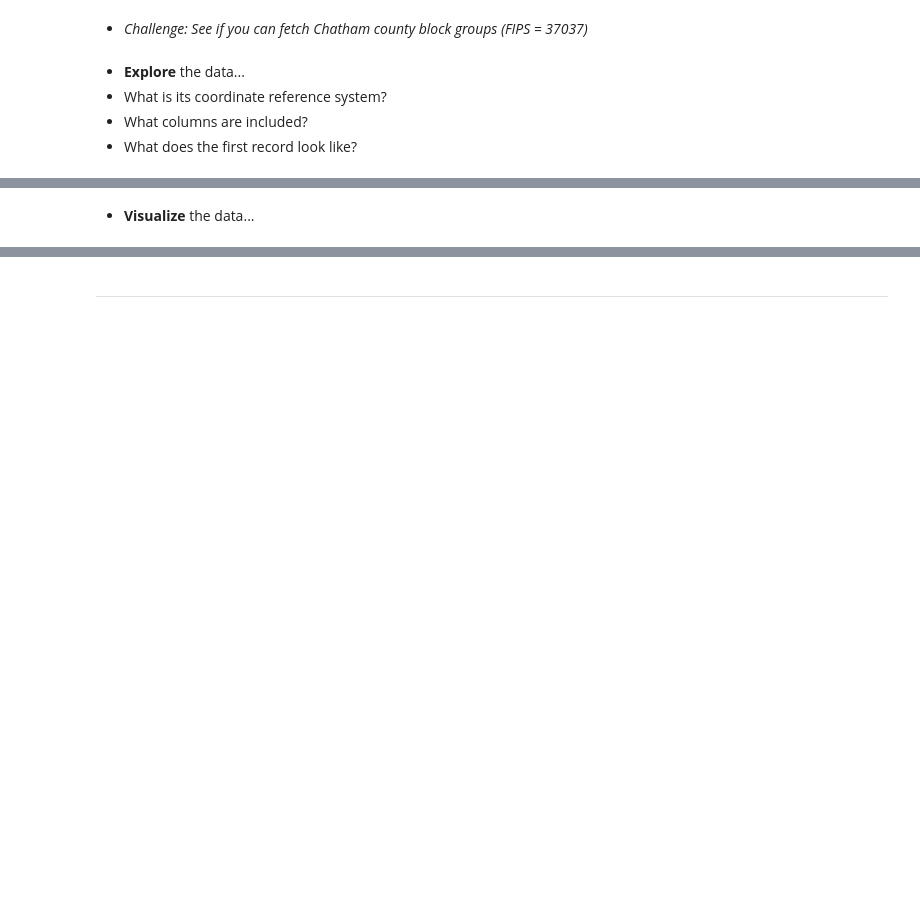
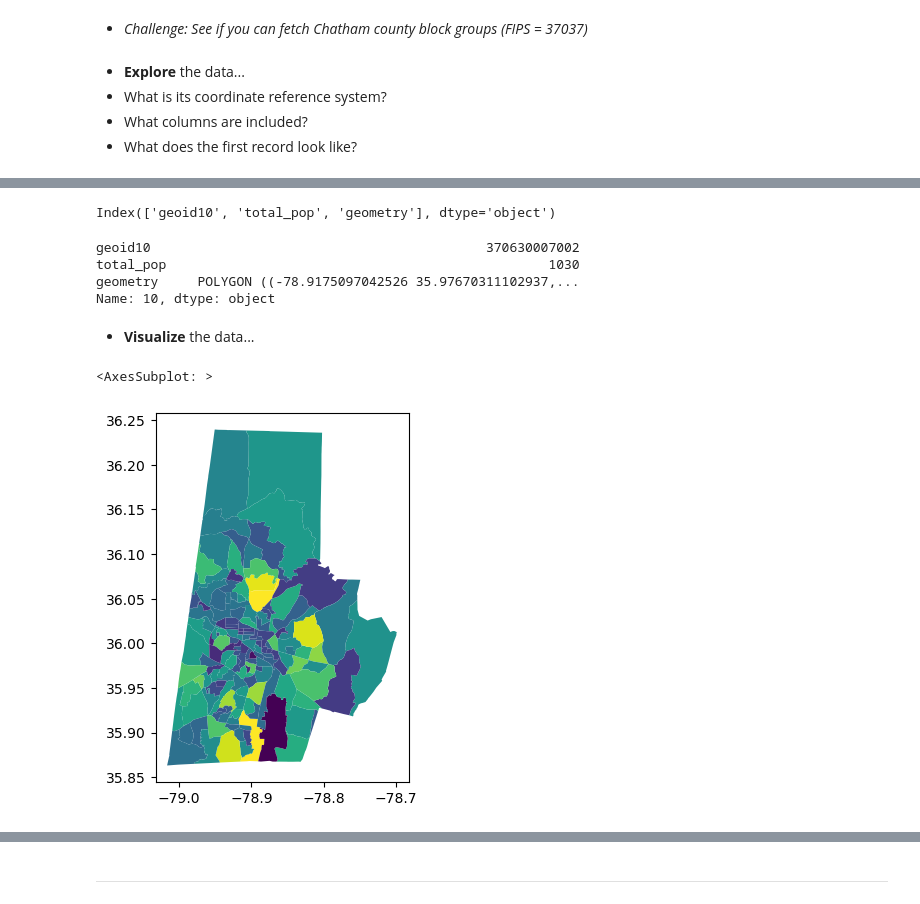
Before and after one commit to megmanning1/SpatialDataFrames, a Jupyter notebook: lessons/2a-Spatial-analysis-with-GeoPandas.ipynb, the cells around one changed output, grey strips where cells are left out. Cells and saved outputs as stored; diff of their text form; code cells hidden in the pictures; blank space fills up the shorter version.

```diff
--- a/lessons/2a-Spatial-analysis-with-GeoPandas.ipynb
+++ b/lessons/2a-Spatial-analysis-with-GeoPandas.ipynb
@@ -146,11 +220,24 @@ gdf_Chatam =
 # %%
 #Explore the Durham block group geodataframe's columns...
+gdf_DurmBlkGroups.columns
+# %% [output]
+Index(['geoid10', 'total_pop', 'geometry'], dtype='object')
 # %%
 #Examine a sample record from the geodataframe
+gdf_DurmBlkGroups.iloc[10]
+# %% [output]
+geoid10                                           370630007002
+total_pop                                                 1030
+geometry     POLYGON ((-78.9175097042526 35.97670311102937,...
+Name: 10, dtype: object
 # %% [markdown]
 * **Visualize** the data...
 # %%
 #Plot Durham's population, setting the colormap to "viridis"
+gdf_DurmBlkGroups.plot(column='total_pop', cmap='viridis')
+# %% [output]
+<AxesSubplot: >
+[figure, added]
 # %%
 #Plot the block groups for all three counties
 
```
Also changed, not shown: parts of 60 cells of this notebook, 1 other file.
